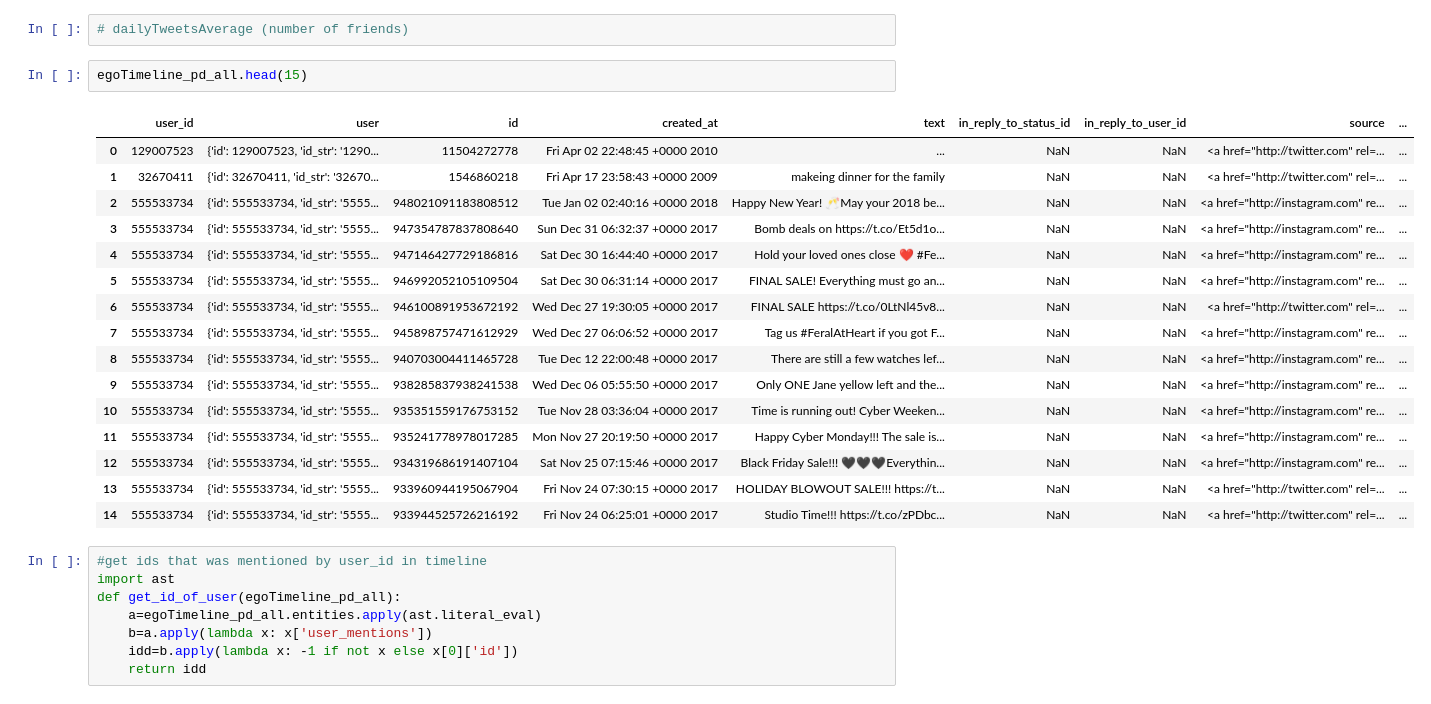
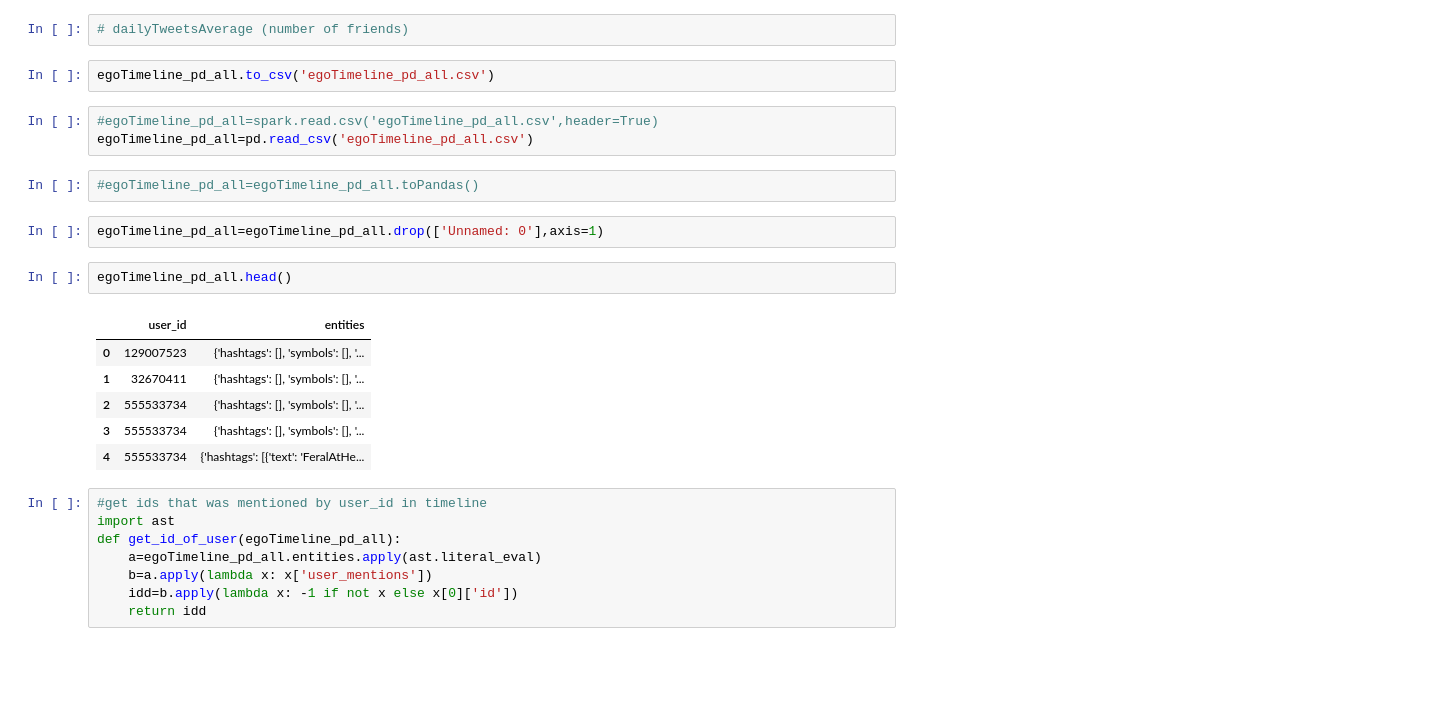
Before and after one commit to epfl-ada/ada-2020-project-milestone-p3-p3_datart, a Jupyter notebook: P4 - processing.ipynb, the cells around one changed output. Drawn from its saved outputs; the diff is of its cells as text; blank space fills up the shorter version.

```diff
--- a/P4 - processing.ipynb
+++ b/P4 - processing.ipynb
@@ -146,25 +127,24 @@ FollowersCount      0.747128        1.000000         0.723578
 Following_count     0.610013        0.723578         1.000000
 # %%
 # dailyTweetsAverage (number of friends)
+# %%
+egoTimeline_pd_all.to_csv('egoTimeline_pd_all.csv')
+# %%
+#egoTimeline_pd_all=spark.read.csv('egoTimeline_pd_all.csv',header=True)
+egoTimeline_pd_all=pd.read_csv('egoTimeline_pd_all.csv')
+# %%
+#egoTimeline_pd_all=egoTimeline_pd_all.toPandas()
+# %%
+egoTimeline_pd_all=egoTimeline_pd_all.drop(['Unnamed: 0'],axis=1)
 # %%
-egoTimeline_pd_all.head(15)
+egoTimeline_pd_all.head()
 # %% [output]
-|  | user_id | user | id | created_at | text | in_reply_to_status_id | in_reply_to_user_id | source | ... |
-| 0 | 129007523 | {'id': 129007523, 'id_str': '1290... | 11504272778 | Fri Apr 02 22:48:45 +0000 2010 | ... | NaN | NaN | <a href="http://twitter.com" rel=... | ... |
-| 1 | 32670411 | {'id': 32670411, 'id_str': '32670... | 1546860218 | Fri Apr 17 23:58:43 +0000 2009 | makeing dinner for the family | NaN | NaN | <a href="http://twitter.com" rel=... | ... |
-| 2 | 555533734 | {'id': 555533734, 'id_str': '5555... | 948021091183808512 | Tue Jan 02 02:40:16 +0000 2018 | Happy New Year! 🥂May your 2018 be... | NaN | NaN | <a href="http://instagram.com" re... | ... |
-| 3 | 555533734 | {'id': 555533734, 'id_str': '5555... | 947354787837808640 | Sun Dec 31 06:32:37 +0000 2017 | Bomb deals on https://t.co/Et5d1o... | NaN | NaN | <a href="http://instagram.com" re... | ... |
-| 4 | 555533734 | {'id': 555533734, 'id_str': '5555... | 947146427729186816 | Sat Dec 30 16:44:40 +0000 2017 | Hold your loved ones close ❤️ #Fe... | NaN | NaN | <a href="http://instagram.com" re... | ... |
-| 5 | 555533734 | {'id': 555533734, 'id_str': '5555... | 946992052105109504 | Sat Dec 30 06:31:14 +0000 2017 | FINAL SALE! Everything must go an... | NaN | NaN | <a href="http://instagram.com" re... | ... |
-| 6 | 555533734 | {'id': 555533734, 'id_str': '5555... | 946100891953672192 | Wed Dec 27 19:30:05 +0000 2017 | FINAL SALE https://t.co/0LtNl45v8... | NaN | NaN | <a href="http://twitter.com" rel=... | ... |
-| 7 | 555533734 | {'id': 555533734, 'id_str': '5555... | 945898757471612929 | Wed Dec 27 06:06:52 +0000 2017 | Tag us #FeralAtHeart if you got F... | NaN | NaN | <a href="http://instagram.com" re... | ... |
-| 8 | 555533734 | {'id': 555533734, 'id_str': '5555... | 940703004411465728 | Tue Dec 12 22:00:48 +0000 2017 | There are still a few watches lef... | NaN | NaN | <a href="http://instagram.com" re... | ... |
-| 9 | 555533734 | {'id': 555533734, 'id_str': '5555... | 938285837938241538 | Wed Dec 06 05:55:50 +0000 2017 | Only ONE Jane yellow left and the... | NaN | NaN | <a href="http://instagram.com" re... | ... |
-| 10 | 555533734 | {'id': 555533734, 'id_str': '5555... | 935351559176753152 | Tue Nov 28 03:36:04 +0000 2017 | Time is running out! Cyber Weeken... | NaN | NaN | <a href="http://instagram.com" re... | ... |
-| 11 | 555533734 | {'id': 555533734, 'id_str': '5555... | 935241778978017285 | Mon Nov 27 20:19:50 +0000 2017 | Happy Cyber Monday!!! The sale is... | NaN | NaN | <a href="http://instagram.com" re... | ... |
-| 12 | 555533734 | {'id': 555533734, 'id_str': '5555... | 934319686191407104 | Sat Nov 25 07:15:46 +0000 2017 | Black Friday Sale!!! 🖤🖤🖤Everythin... | NaN | NaN | <a href="http://instagram.com" re... | ... |
-| 13 | 555533734 | {'id': 555533734, 'id_str': '5555... | 933960944195067904 | Fri Nov 24 07:30:15 +0000 2017 | HOLIDAY BLOWOUT SALE!!! https://t... | NaN | NaN | <a href="http://twitter.com" rel=... | ... |
-| 14 | 555533734 | {'id': 555533734, 'id_str': '5555... | 933944525726216192 | Fri Nov 24 06:25:01 +0000 2017 | Studio Time!!! https://t.co/zPDbc... | NaN | NaN | <a href="http://twitter.com" rel=... | ... |
+|  | user_id | entities |
+| 0 | 129007523 | {'hashtags': [], 'symbols': [], '... |
+| 1 | 32670411 | {'hashtags': [], 'symbols': [], '... |
+| 2 | 555533734 | {'hashtags': [], 'symbols': [], '... |
+| 3 | 555533734 | {'hashtags': [], 'symbols': [], '... |
+| 4 | 555533734 | {'hashtags': [{'text': 'FeralAtHe... |
 # %%
 #get ids that was mentioned by user_id in timeline
 import ast
```
Also changed, not shown: parts of 12 cells of this notebook.
